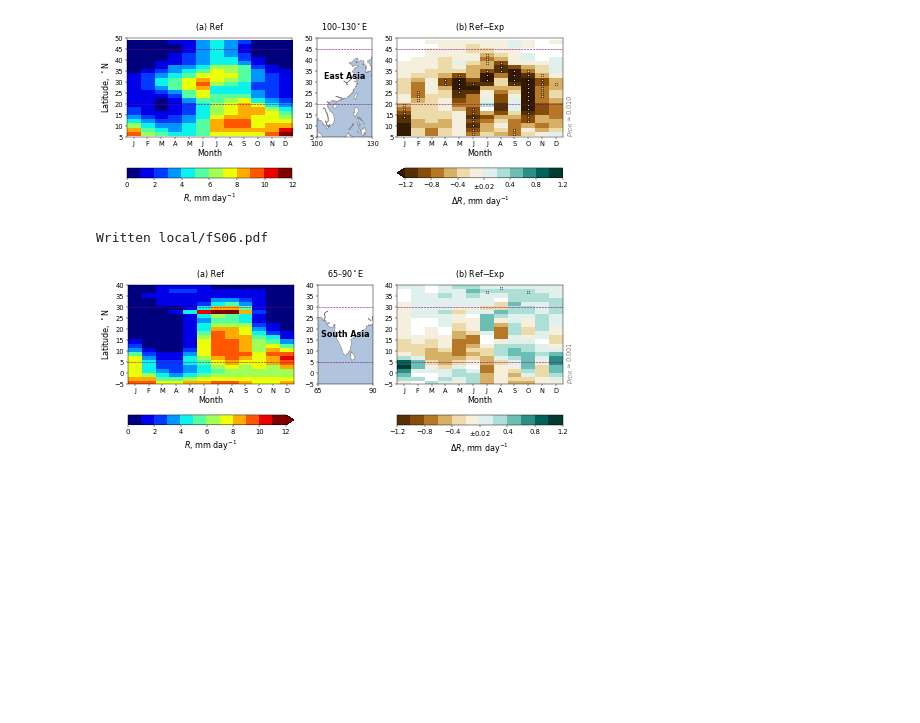
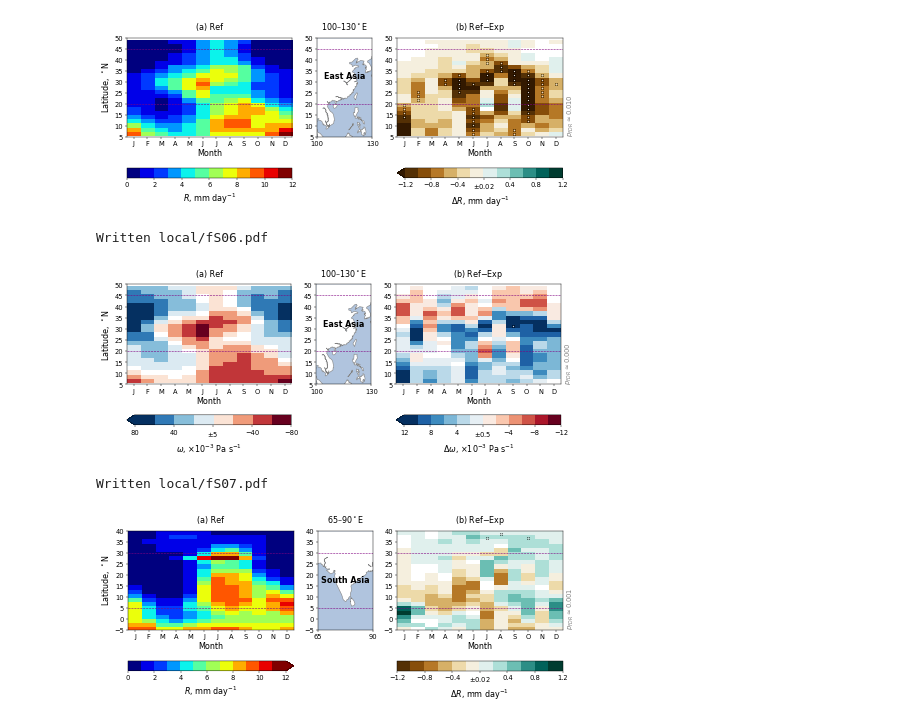
Before and after one commit to grandey/p17d-sulphur-eas-eqm, a Jupyter notebook: analysis_draft2018a/figures_draft2018a.ipynb, the cells around one changed output. Cells and saved outputs as stored; diff of their text form; code cells hidden in the pictures; blank space fills up the shorter version.

Commit message:
figures_draft2018a.ipynb: adding OMEGA figures
Including invert_colorbar modification in hovmuller_scenario() and
hovmuller_diff()

```diff
--- a/analysis_draft2018a/figures_draft2018a.ipynb
+++ b/analysis_draft2018a/figures_draft2018a.ipynb
@@ -526,11 +525,17 @@ def hovmuller_diff(variable='PRECC+PRECL',
                                                   scenario=ref_scenario,
                                                   f_or_b=f_or_b,
                                                   apply_sf=True)
+    if 'lev' in ref_mayx.dims:  # check for lev dimension
+        if ref_mayx['lev'].size == 1:
+            ref_mayx = ref_mayx.mean(dim='lev')  # remove lev dimension
     # Load data for experimental scenario
     exp_mayx = lib_draft2018a.load_output_monthly(variable=variable,
                                                   scenario=exp_scenario,
                                                   f_or_b=f_or_b,
                                                   apply_sf=True)
+    if 'lev' in exp_mayx.dims:  # check for lev dimension
+        if exp_mayx['lev'].size == 1:
+            exp_mayx = exp_mayx.mean(dim='lev')  # remove lev dimension
     # If units are per year, change to per day
     units = variable_units_dict[variable]
     if 'year$^{-1}$' in units:
@@ -608,6 +613,13 @@ def hovmuller_diff(variable='PRECC+PRECL',
         ax.set_xlabel('Month', fontsize='x-large')
     # Colorbar
     if colorbar:
+        # Invert colorbar?
+        if vlim[0] > vlim[1]:
+            vlim = vlim[::-1]
+            invert_colorbar = True
+        else:
+            invert_colorbar = False
+        # Extend?
         if diff_my.min() < vlim[0] and diff_my.max() > vlim[1]:
             extend = 'both'
         elif diff_my.min() < vlim[0]:
@@ -616,6 +628,7 @@ def hovmuller_diff(variable='PRECC+PRECL',
             extend = 'max'
         else:
             extend = 'neither'
+        # Ticks and labels
         ticks = np.arange(vlim[0], vlim[1]+1e-10, (vlim[1]-vlim[0])/(nlev/2))
         cbar = plt.colorbar(im, cax=cax, ticks=ticks, extend=extend,
                             orientation='horizontal')
@@ -625,6 +638,9 @@ def hovmuller_diff(variable='PRECC+PRECL',
         cbar.ax.set_xticklabels(tick_labels, fontsize='large')
         label = '{}, {}'.format(variable_symbol_dict[variable], units)
         cbar.set_label(label, fontsize='x-large', labelpad=7)
+        # Invert colorbar?
+        if invert_colorbar:
+            cbar.ax.invert_xaxis()
     # Title
     if title:
         ax.set_title(title, fontsize='x-large')
@@ -661,6 +677,9 @@ def hovmuller_scenario(variable='PRECC+PRECL',
                                                    scenario=scenario,
                                                    f_or_b=f_or_b,
                                                    apply_sf=True)
+    if 'lev' in data_mayx.dims:  # check for lev dimension
+        if data_mayx['lev'].size == 1:
+            data_mayx = data_mayx.mean(dim='lev')  # remove lev dimension
     # If units are per year, change to per day
     units = variable_units_dict[variable]
     if 'year$^{-1}$' in units:
@@ -706,6 +725,13 @@ def hovmuller_scenario(variable='PRECC+PRECL',
         ax.set_xlabel('Month', fontsize='x-large')
     # Colorbar
     if colorbar:
+        # Invert colorbar?
+        if vlim[0] > vlim[1]:
+            vlim = vlim[::-1]
+            invert_colorbar = True
+        else:
+            invert_colorbar = False
+        # Extend?
         if data_my.min() < vlim[0] and data_my.max() > vlim[1]:
             extend = 'both'
         elif data_my.min() < vlim[0]:
@@ -714,6 +740,7 @@ def hovmuller_scenario(variable='PRECC+PRECL',
             extend = 'max'
         else:
             extend = 'neither'
+        # Ticks and labels
         ticks = np.arange(vlim[0], vlim[1]+1e-10, (vlim[1]-vlim[0])/(nlev/2))
         cbar = plt.colorbar(im, cax=cax, ticks=ticks, extend=extend,
                             orientation='horizontal')
@@ -724,6 +751,9 @@ def hovmuller_scenario(variable='PRECC+PRECL',
         label = '{}, {}'.format(variable_symbol_dict[variable].replace('\Delta ', ''),
                                 units)
         cbar.set_label(label, fontsize='x-large', labelpad=7)
+        # Invert colorbar?
+        if invert_colorbar:
+            cbar.ax.invert_xaxis()
     # Title
     if title:
         ax.set_title(title, fontsize='x-large')
@@ -910,6 +940,19 @@ supp_figure_counter += 1
 # %% [output]
 Written local/fS05.pdf
 [figure]
+# %%
+# Mid-tropospheric vertical motion over East Asia
+hovmuller_ref_diff(variable='OMEGA_ml19', f_or_b='b', region='EAs',
+                   ref_vlim=[80, -80], ref_whiteout='5',
+                   ref_cmap_name='RdBu', ref_nlev=8,
+                   diff_vlim=[12, -12], diff_whiteout='0.5',
+                   diff_cmap_name='RdBu', diff_nlev=12,
+                   ylim=[5, 50],
+                   file_prefix='fS{:02}'.format(supp_figure_counter))
+supp_figure_counter += 1
+# %% [output]
+Written local/fS06.pdf
+[figure, added]
 # %%
 # Total precipitation rate over South Asia
 hovmuller_ref_diff(variable='PRECC+PRECL', f_or_b='b', region='SAs',
@@ -921,5 +964,5 @@ hovmuller_ref_diff(variable='PRECC+PRECL', f_or_b='b', region='SAs',
                    file_prefix='fS{:02}'.format(supp_figure_counter))
 supp_figure_counter += 1
 # %% [output]
-Written local/fS06.pdf
+Written local/fS07.pdf
 [figure]
```
Also changed, not shown: parts of 7 cells of this notebook.
